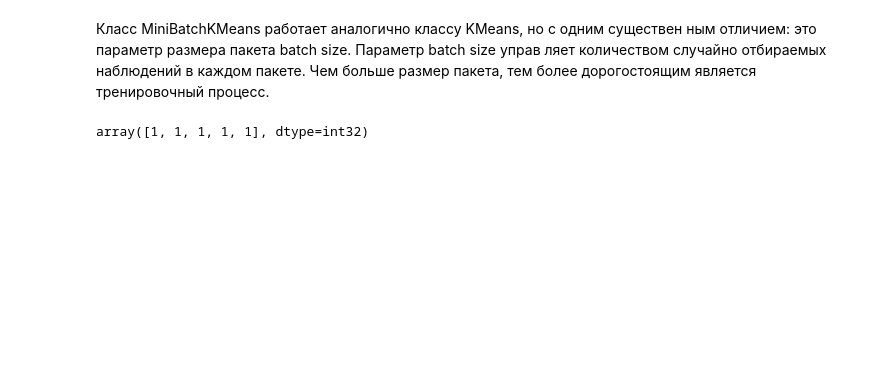
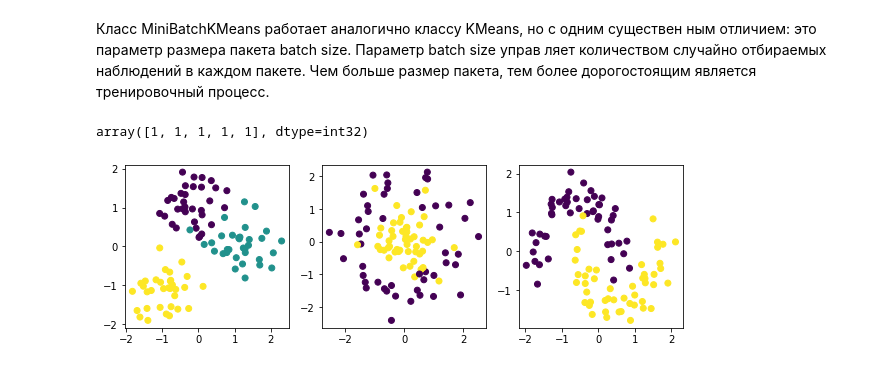
Before and after one commit to BurovNV/MyRepo, a Jupyter notebook: Clust_k_Means.ipynb, the cells around one changed output. Drawn from its saved outputs; the diff is of its cells as text; code cells hidden in the pictures; blank space fills up the shorter version.

```diff
--- a/Clust_k_Means.ipynb
+++ b/Clust_k_Means.ipynb
@@ -76,3 +79,36 @@ model = cluster.fit(data_std)
 model.labels_[:5]
 # %% [output]
 array([1, 1, 1, 1, 1], dtype=int32)
+# %%
+# создание данных
+X_blob, y_blob       = datasets.  make_blobs(n_samples=100,
+                                             n_features=2,
+                                             centers=3,
+                                             cluster_std=3,
+                                             random_state=42)
+
+X_circles, y_circles = datasets.make_circles(n_samples=100,
+                                             noise=0.25,
+                                             factor=0.3,
+                                             random_state=42)
+
+X_moons, y_moons     = datasets.  make_moons(n_samples=100,
+                                             noise=0.15,
+                                             random_state=42)
+# %%
+# стандартизация и печать
+scaler        = StandardScaler()
+X_blob_std    = scaler.fit_transform(X_blob)
+X_circles_std = scaler.fit_transform(X_circles)
+X_moons_std   = scaler.fit_transform(X_moons)
+
+plt.figure(figsize=(10, 3))
+plt.subplot(131)
+plt.scatter(X_blob_std[:, 0], X_blob_std[:, 1], c=y_blob)
+plt.subplot(132)
+plt.scatter(X_circles_std[:, 0], X_circles_std[:, 1], c=y_circles)
+plt.subplot(133)
+plt.scatter(X_moons_std[:, 0], X_moons_std[:, 1], c=y_moons)
+plt.show()
+# %% [output]
+[figure, added]
```
Also changed, not shown: parts of 4 cells of this notebook.
